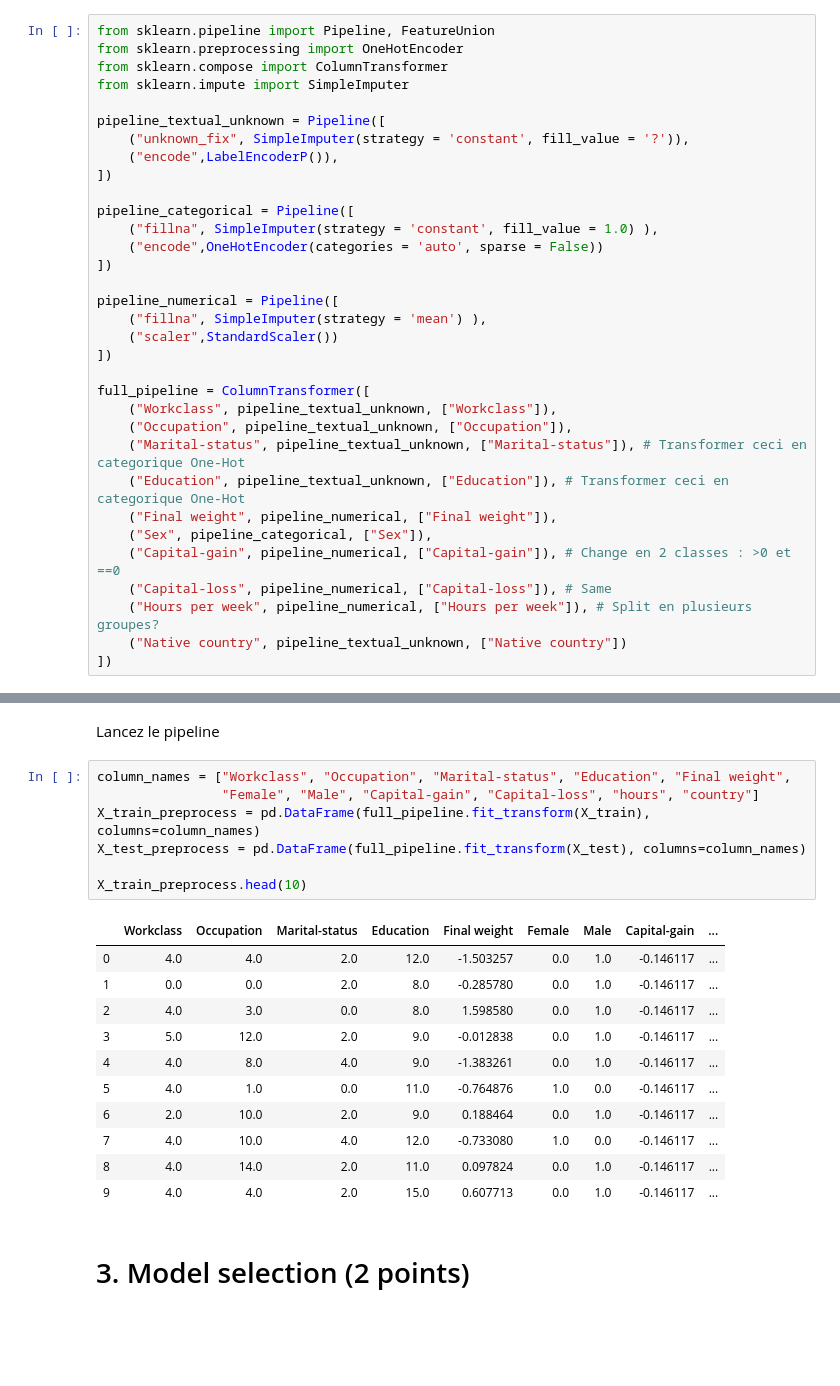
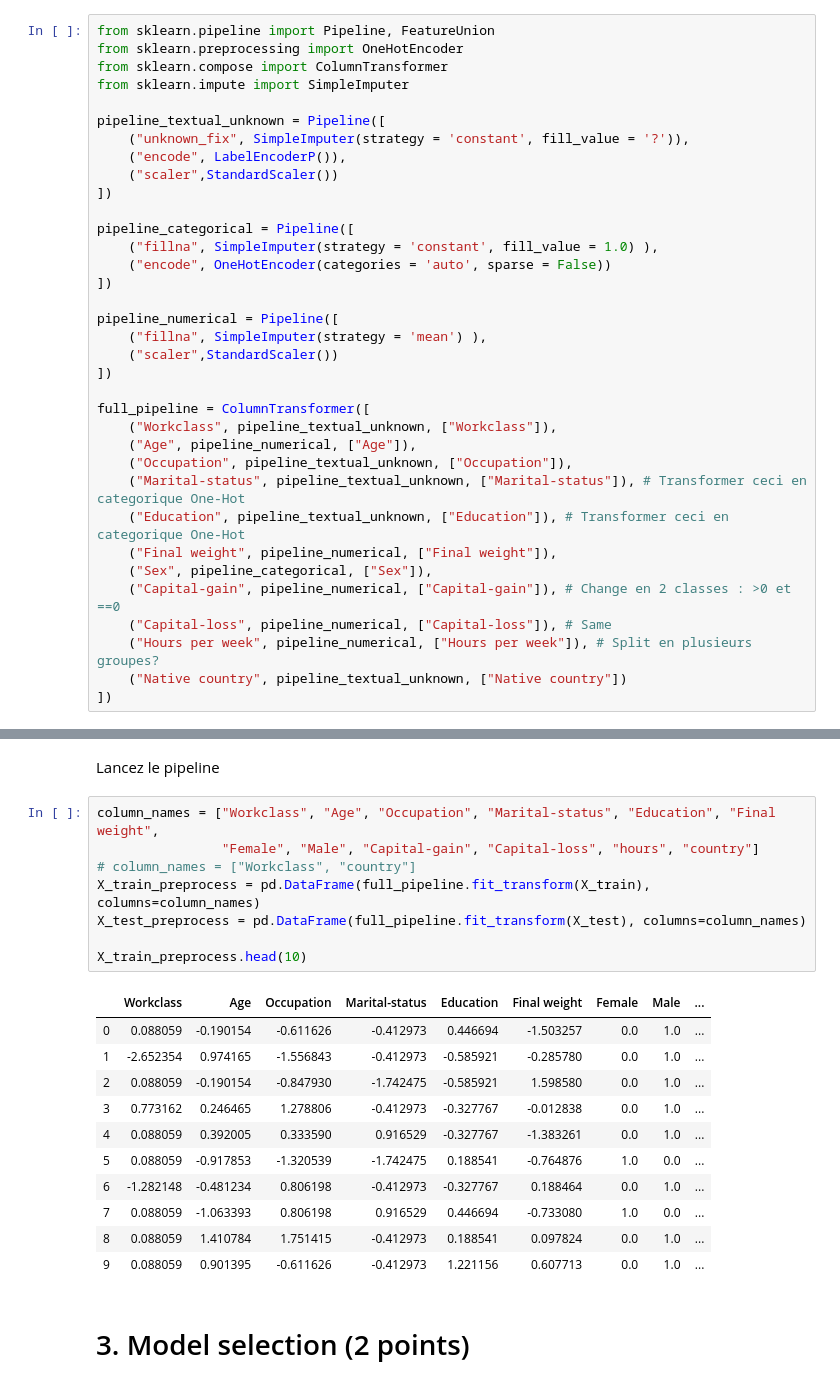
Before and after one commit to karmoka/inf8215, a Jupyter notebook: TP3/TP3_INF8215.ipynb, the cells around one changed output, grey strips where cells are left out. Saved outputs shown, nothing was run; the diff lists cells and outputs as text; blank space fills up the shorter version.

```diff
--- a/TP3/TP3_INF8215.ipynb
+++ b/TP3/TP3_INF8215.ipynb
@@ -721,12 +733,13 @@ from sklearn.impute import SimpleImputer
 
 pipeline_textual_unknown = Pipeline([
     ("unknown_fix", SimpleImputer(strategy = 'constant', fill_value = '?')),
-    ("encode",LabelEncoderP()),
+    ("encode", LabelEncoderP()),
+    ("scaler",StandardScaler())
 ])
 
 pipeline_categorical = Pipeline([
     ("fillna", SimpleImputer(strategy = 'constant', fill_value = 1.0) ),
-    ("encode",OneHotEncoder(categories = 'auto', sparse = False))
+    ("encode", OneHotEncoder(categories = 'auto', sparse = False))
 ])
 
 pipeline_numerical = Pipeline([
@@ -736,6 +749,7 @@ pipeline_numerical = Pipeline([
 
 full_pipeline = ColumnTransformer([
     ("Workclass", pipeline_textual_unknown, ["Workclass"]),
+    ("Age", pipeline_numerical, ["Age"]),
     ("Occupation", pipeline_textual_unknown, ["Occupation"]),
     ("Marital-status", pipeline_textual_unknown, ["Marital-status"]), # Transformer ceci en categorique One-Hot
     ("Education", pipeline_textual_unknown, ["Education"]), # Transformer ceci en categorique One-Hot
@@ -749,24 +766,25 @@ full_pipeline = ColumnTransformer([
 # %% [markdown]
 Lancez le pipeline
 # %%
-column_names = ["Workclass", "Occupation", "Marital-status", "Education", "Final weight",
+column_names = ["Workclass", "Age", "Occupation", "Marital-status", "Education", "Final weight",
                 "Female", "Male", "Capital-gain", "Capital-loss", "hours", "country"]
+# column_names = ["Workclass", "country"]
 X_train_preprocess = pd.DataFrame(full_pipeline.fit_transform(X_train), columns=column_names)
 X_test_preprocess = pd.DataFrame(full_pipeline.fit_transform(X_test), columns=column_names)
 
 X_train_preprocess.head(10)
 # %% [output]
-|  | Workclass | Occupation | Marital-status | Education | Final weight | Female | Male | Capital-gain | ... |
-| 0 | 4.0 | 4.0 | 2.0 | 12.0 | -1.503257 | 0.0 | 1.0 | -0.146117 | ... |
-| 1 | 0.0 | 0.0 | 2.0 | 8.0 | -0.285780 | 0.0 | 1.0 | -0.146117 | ... |
-| 2 | 4.0 | 3.0 | 0.0 | 8.0 | 1.598580 | 0.0 | 1.0 | -0.146117 | ... |
-| 3 | 5.0 | 12.0 | 2.0 | 9.0 | -0.012838 | 0.0 | 1.0 | -0.146117 | ... |
-| 4 | 4.0 | 8.0 | 4.0 | 9.0 | -1.383261 | 0.0 | 1.0 | -0.146117 | ... |
-| 5 | 4.0 | 1.0 | 0.0 | 11.0 | -0.764876 | 1.0 | 0.0 | -0.146117 | ... |
-| 6 | 2.0 | 10.0 | 2.0 | 9.0 | 0.188464 | 0.0 | 1.0 | -0.146117 | ... |
-| 7 | 4.0 | 10.0 | 4.0 | 12.0 | -0.733080 | 1.0 | 0.0 | -0.146117 | ... |
-| 8 | 4.0 | 14.0 | 2.0 | 11.0 | 0.097824 | 0.0 | 1.0 | -0.146117 | ... |
-| 9 | 4.0 | 4.0 | 2.0 | 15.0 | 0.607713 | 0.0 | 1.0 | -0.146117 | ... |
+|  | Workclass | Age | Occupation | Marital-status | Education | Final weight | Female | Male | ... |
+| 0 | 0.088059 | -0.190154 | -0.611626 | -0.412973 | 0.446694 | -1.503257 | 0.0 | 1.0 | ... |
+| 1 | -2.652354 | 0.974165 | -1.556843 | -0.412973 | -0.585921 | -0.285780 | 0.0 | 1.0 | ... |
+| 2 | 0.088059 | -0.190154 | -0.847930 | -1.742475 | -0.585921 | 1.598580 | 0.0 | 1.0 | ... |
+| 3 | 0.773162 | 0.246465 | 1.278806 | -0.412973 | -0.327767 | -0.012838 | 0.0 | 1.0 | ... |
+| 4 | 0.088059 | 0.392005 | 0.333590 | 0.916529 | -0.327767 | -1.383261 | 0.0 | 1.0 | ... |
+| 5 | 0.088059 | -0.917853 | -1.320539 | -1.742475 | 0.188541 | -0.764876 | 1.0 | 0.0 | ... |
+| 6 | -1.282148 | -0.481234 | 0.806198 | -0.412973 | -0.327767 | 0.188464 | 0.0 | 1.0 | ... |
+| 7 | 0.088059 | -1.063393 | 0.806198 | 0.916529 | 0.446694 | -0.733080 | 1.0 | 0.0 | ... |
+| 8 | 0.088059 | 1.410784 | 1.751415 | -0.412973 | 0.188541 | 0.097824 | 0.0 | 1.0 | ... |
+| 9 | 0.088059 | 0.901395 | -0.611626 | -0.412973 | 1.221156 | 0.607713 | 0.0 | 1.0 | ... |
 # %% [markdown]
 # 3. Model selection (2 points)
 # %% [markdown]
```
Also changed, not shown: parts of 17 cells of this notebook, 2 other files.
